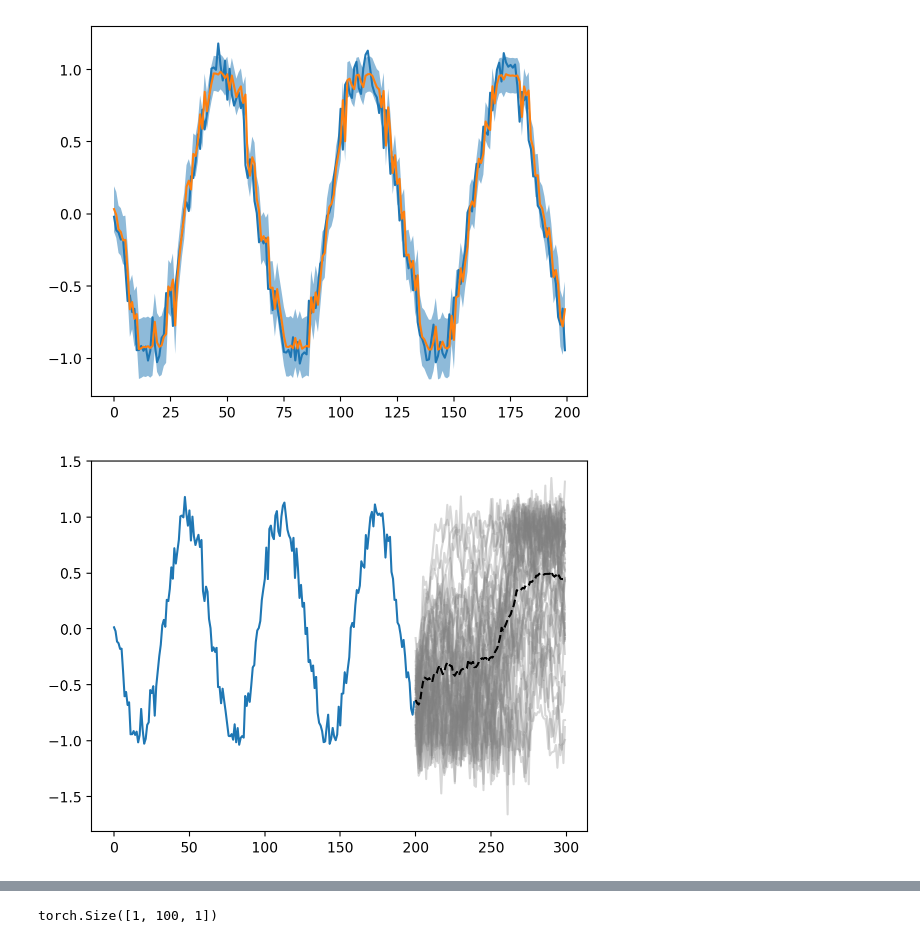
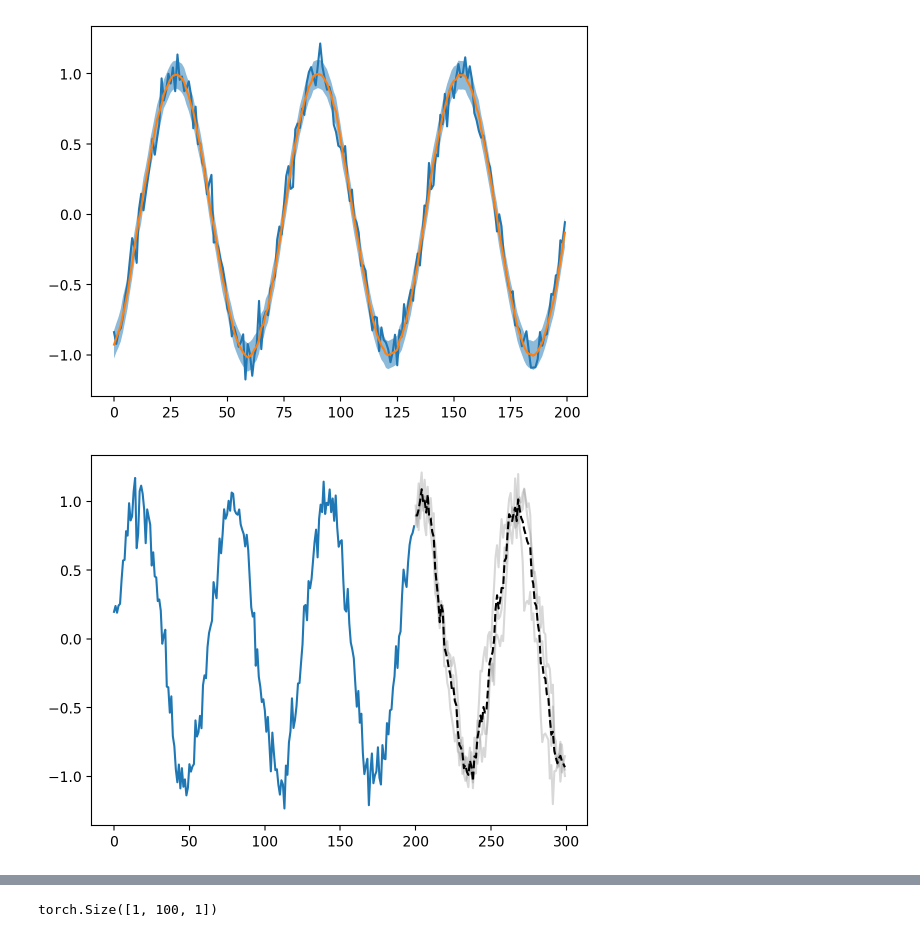
Before and after one commit to tedwards2412/TimeTransformers, a Jupyter notebook: justin_scratchpad.ipynb, the cells around one changed output, grey strips where cells are left out. Drawn from its saved outputs; the diff is of its cells as text; code cells hidden in the pictures.

```diff
--- a/justin_scratchpad.ipynb
+++ b/justin_scratchpad.ipynb
@@ -17,7 +30,7 @@ import importlib
 importlib.reload(Transformer)
 
 output_dim = 2  # To begin with we can use a Gaussian with mean and variance
-d_model = 1
+d_model = 32
 num_heads = 1
 num_layers = 2
 d_ff = 128
@@ -188,9 +201,10 @@ plt.plot(mean)
 plt.fill_between(np.arange(mean.shape[0]), mean - std, mean + std, alpha=0.5)
 plt.show()
 # %% [output]
-[figure, old version]
+[figure, new version]
 # %%
-Nlines = 50
+Nlines = 3
+rand_idx = torch.randint(0, y_train.shape[0], (1,))[0]
 
 for i in range(Nlines):
     # Generate the next n_sequence elements
@@ -200,7 +214,7 @@ for i in range(Nlines):
     transformer.eval()
 
     # Initial input for the model
-    current_input = y_train[0].unsqueeze(0)
+    current_input = y_train[rand_idx].unsqueeze(0)
 
     for _ in range(n_sequence):
         # Pass the current input through the model
@@ -217,37 +231,39 @@ for i in range(Nlines):
         generated_sequence.append(next_output[:, 0])  # Assuming output_size is 1
 
         # Concatenate the new output to the current input for the next iteration
         current_input = torch.cat(
             [
                 current_input,
                 next_output.unsqueeze(0),
             ],
             dim=1,
         )[:, 1:, :]
 
     # Convert the list of tensors to a single tensor
     sequence = torch.stack(generated_sequence, dim=1)  # Shape: [batch_size, n_sequence]
     if i == 0:
         sequence_average = sequence
     else:
         sequence_average += sequence
     plt.plot(
-        np.arange(y_train[0].shape[0], y_train[0].shape[0] + sequence.shape[1]),
+        np.arange(y_train[rand_idx].shape[0], y_train[0].shape[0] + sequence.shape[1]),
         sequence[0, :].detach().cpu(),
         alpha=0.3,
         color="grey",
     )
 
 plt.plot(
-    np.arange(y_train[0].shape[0], y_train[0].shape[0] + sequence.shape[1]),
+    np.arange(
+        y_train[rand_idx].shape[0], y_train[rand_idx].shape[0] + sequence.shape[1]
+    ),
     sequence_average[0, :].detach().cpu() / Nlines,
     color="k",
     ls="--",
 )
-plt.plot(np.arange(0, y_train[0].shape[0]), y_train[0].cpu())
+plt.plot(np.arange(0, y_train[rand_idx].shape[0]), y_train[rand_idx].cpu())
 plt.show()
 # %% [output]
-[figure, old version]
+[figure, new version]
 # %%
 plt.plot(np.arange(0, y_train[0].shape[0]), y_train[0].cpu())
 plt.plot(
```
Also changed, not shown: parts of 5 cells of this notebook, 1 other file.
